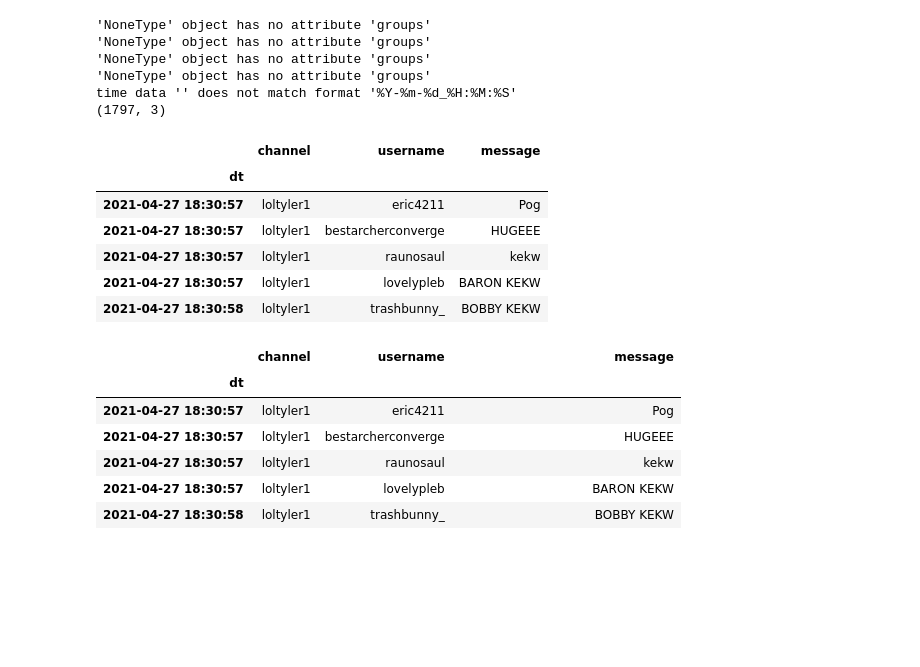
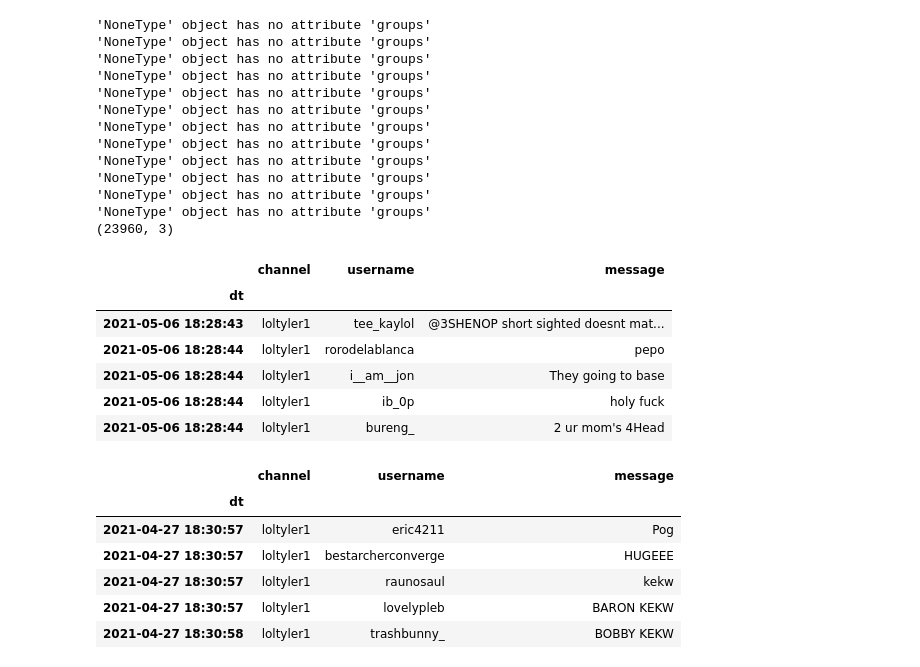
Before and after one commit to Clrizy/infoviz-twitch-chat, a Jupyter notebook: chat_parser.ipynb, the cells around one changed output. Saved outputs shown, nothing was run; the diff lists cells and outputs as text; code cells hidden in the pictures; blank space fills up the shorter version.

```diff
--- a/chat_parser.ipynb
+++ b/chat_parser.ipynb
@@ -12,55 +12,78 @@ def get_chat_dataframe(file):
 
         for i, line in enumerate(lines):
             try:
-                time_logged = line.split('—')[0].strip()
-                time_logged = datetime.strptime(time_logged, '%Y-%m-%d_%H:%M:%S')
+                split_line = line.split('—')
+                first_part, second_part = split_line[0], split_line[1:]
+                if second_part != []:
+                    # how this works if that there is NO "—" character then first_part is the message, second_part is []
+                    # if there is NO "—" character, then the time_logged is simply whatever the last time logged was
+                    # only update time logged if there is a "—" character (aka second_part is not [])
+                    time_logged = first_part.strip()
+                    time_logged = datetime.strptime(time_logged, '%Y-%m-%d_%H:%M:%S')
 
-                username_message = line.split('—')[1:]
-                username_message = '—'.join(username_message).strip()
+                    username_message = second_part
+                    username_message = '—'.join(username_message).strip()
+
+
+                elif second_part == []:
+                    # if there is no second part, we need the username message to be the first part, and
+                    # we need to not update the time
+                    username_message = first_part
+
+                else:
+                    print('wtf')
+
 
                 username, channel, message = re.search(
-                        ':(.*)\!.*@.*\.tmi\.twitch\.tv PRIVMSG #(.*) :(.*)', username_message
-                ).groups()
+                            ':(.*)\!.*@.*\.tmi\.twitch\.tv PRIVMSG #(.*) :(.*)', username_message
+                    ).groups()
 
                 d = {
                     'dt': time_logged,
                     'channel': channel,
                     'username': username,
                     'message': message
                 }
 
                 data.append(d)
 
             except Exception as e:
                 print(e)
                 pass
 
     return pd.DataFrame().from_records(data)
 
 
-df = get_chat_dataframe('chat_doublelift.log')
+df = get_chat_dataframe('loltyler1.log')
 
 df.set_index('dt', inplace=True)
 
 print(df.shape)
 
-df.to_csv('./doublelift.csv')
+df.to_csv('./tyler1_updated.csv')
 
 df.head()
 # %% [output]
 'NoneType' object has no attribute 'groups'
 'NoneType' object has no attribute 'groups'
 'NoneType' object has no attribute 'groups'
 'NoneType' object has no attribute 'groups'
-time data '' does not match format '%Y-%m-%d_%H:%M:%S'
-(1797, 3)
+'NoneType' object has no attribute 'groups'
+'NoneType' object has no attribute 'groups'
+'NoneType' object has no attribute 'groups'
+'NoneType' object has no attribute 'groups'
+'NoneType' object has no attribute 'groups'
+'NoneType' object has no attribute 'groups'
+'NoneType' object has no attribute 'groups'
+'NoneType' object has no attribute 'groups'
+(23960, 3)
 |  | channel | username | message |
 | dt |  |  |  |
-| 2021-04-27 18:30:57 | loltyler1 | eric4211 | Pog |
-| 2021-04-27 18:30:57 | loltyler1 | bestarcherconverge | HUGEEE |
-| 2021-04-27 18:30:57 | loltyler1 | raunosaul | kekw |
-| 2021-04-27 18:30:57 | loltyler1 | lovelypleb | BARON KEKW |
-| 2021-04-27 18:30:58 | loltyler1 | trashbunny_ | BOBBY KEKW |
+| 2021-05-06 18:28:43 | loltyler1 | tee_kaylol | @3SHENOP short sighted doesnt mat... |
+| 2021-05-06 18:28:44 | loltyler1 | rorodelablanca | pepo |
+| 2021-05-06 18:28:44 | loltyler1 | i__am__jon | They going to base |
+| 2021-05-06 18:28:44 | loltyler1 | ib_0p | holy fuck |
+| 2021-05-06 18:28:44 | loltyler1 | bureng_ | 2 ur mom's 4Head |
 # %%
 df
 # %% [output]
```
Also changed, not shown: 4 other files.
